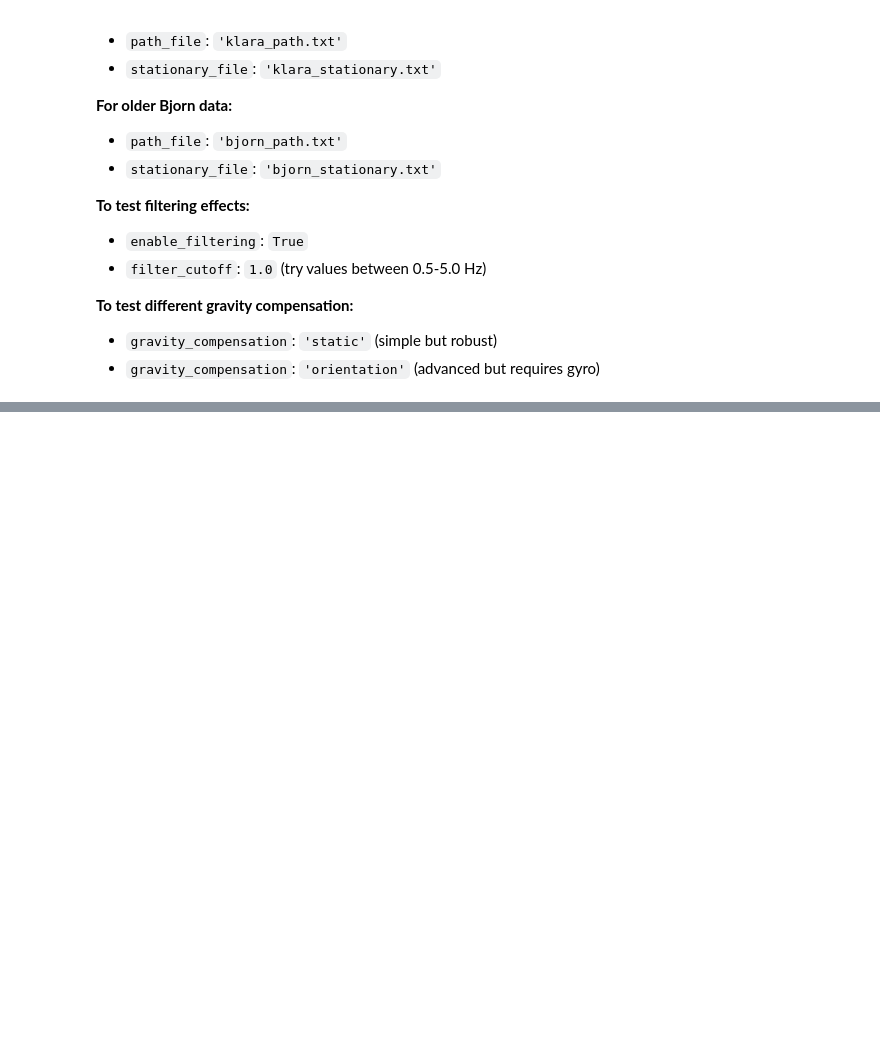
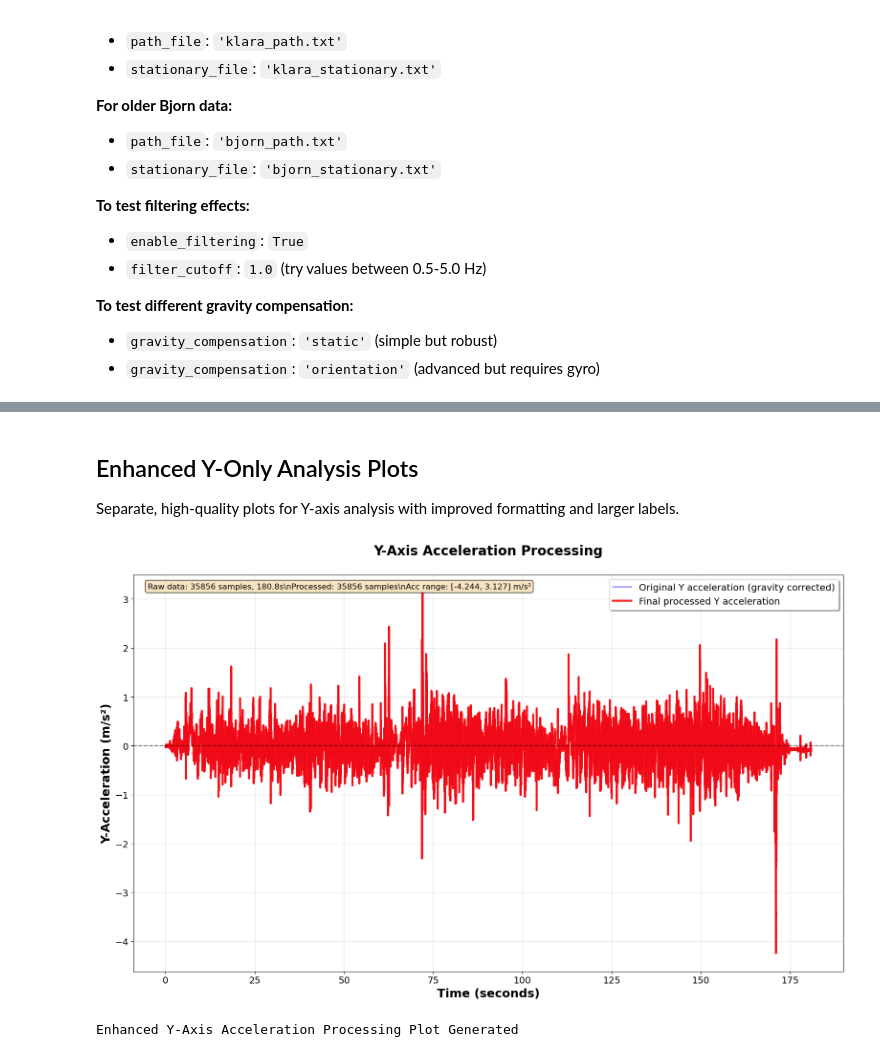
Before and after one commit to NinjaTuna007/imu-inchtape, a Jupyter notebook: path-data/path_analyzer.ipynb, the cells around one changed output, grey strips where cells are left out. Saved outputs shown, nothing was run; the diff lists cells and outputs as text; code cells hidden in the pictures; blank space fills up the shorter version.

```diff
--- a/path-data/path_analyzer.ipynb
+++ b/path-data/path_analyzer.ipynb
@@ -1235,0 +1687,74 @@ CONFIG = {
+# %% [markdown]
+## Enhanced Y-Only Analysis Plots
+
+Separate, high-quality plots for Y-axis analysis with improved formatting and larger labels.
+# %%
+# Enhanced Y-Axis Analysis - Separate High-Quality Plots
+# Set up publication-quality plotting parameters
+plt.rcParams.update({
+    'font.size': 16,
+    'axes.titlesize': 20,
+    'axes.labelsize': 18,
+    'xtick.labelsize': 14,
+    'ytick.labelsize': 14,
+    'legend.fontsize': 14,
+    'figure.titlesize': 22,
+    'lines.linewidth': 2.5,
+    'lines.markersize': 8,
+    'figure.dpi': 100,
+    'savefig.dpi': 300
+})
+
+# Enhanced Plot 1: Y-Axis Acceleration Processing
+if 'simple_results' in globals():
+    fig, ax = plt.subplots(1, 1, figsize=(16, 10))
+
+    # Show original data
+    if 'acc_y_corrected' in path_data_corrected.columns:
+        original_acc = path_data_corrected['acc_y_corrected']
+        original_time = path_data_corrected['time']
+        original_label = 'Original Y acceleration (gravity corrected)'
+    else:
+        original_acc = path_data_corrected['acc_y'] - path_data_corrected['acc_y'].median()
+        original_time = path_data_corrected['time']
+        original_label = 'Original Y acceleration (bias removed)'
+
+    ax.plot(original_time, original_acc, 'b-', alpha=0.6, linewidth=1.5, label=original_label)
+
+    # Highlight the trimmed region if trimming was applied
+    if SIMPLE_CONFIG['trim_stationary_periods']:
+        start_time = original_time.iloc[simple_results['motion_start_idx']]
+        end_time = original_time.iloc[simple_results['motion_end_idx']]
+        ax.axvspan(start_time, end_time, alpha=0.2, color='green',
+                  label='Motion period (used for analysis)')
+
+    # Show final processed acceleration
+    ax.plot(simple_results['time'], simple_results['acc_y'], 'r-',
+             linewidth=3, alpha=0.9, label='Final processed Y acceleration')
+
+    # Add zero reference line
+    ax.axhline(y=0, color='black', linestyle='--', alpha=0.5, linewidth=1.5)
+
+    ax.set_title('Y-Axis Acceleration Processing', fontweight='bold', pad=30)
+    ax.set_xlabel('Time (seconds)', fontweight='bold')
+    ax.set_ylabel('Y-Acceleration (m/s²)', fontweight='bold')
+    ax.legend(loc='best', frameon=True, fancybox=True, shadow=True)
+    ax.grid(True, alpha=0.3, linewidth=1)
+
+    # Add statistics text box
+    acc_stats = f"Raw data: {len(original_acc)} samples, {original_time.iloc[-1]:.1f}s\\n"
+    acc_stats += f"Processed: {len(simple_results['acc_y'])} samples\\n"
+    acc_stats += f"Acc range: [{simple_results['acc_y'].min():.3f}, {simple_results['acc_y'].max():.3f}] m/s²"
+
+    ax.text(0.02, 0.98, acc_stats, transform=ax.transAxes, fontsize=12,
+            verticalalignment='top', bbox=dict(boxstyle='round', facecolor='wheat', alpha=0.8))
+
+    plt.tight_layout()
+    plt.show()
+
+    print("Enhanced Y-Axis Acceleration Processing Plot Generated")
+else:
+    print("ERROR: No simplified results available. Run the Y-axis analysis first.")
+# %% [output]
+[figure, added]
+Enhanced Y-Axis Acceleration Processing Plot Generated
```
Also changed, not shown: parts of 21 cells of this notebook.
